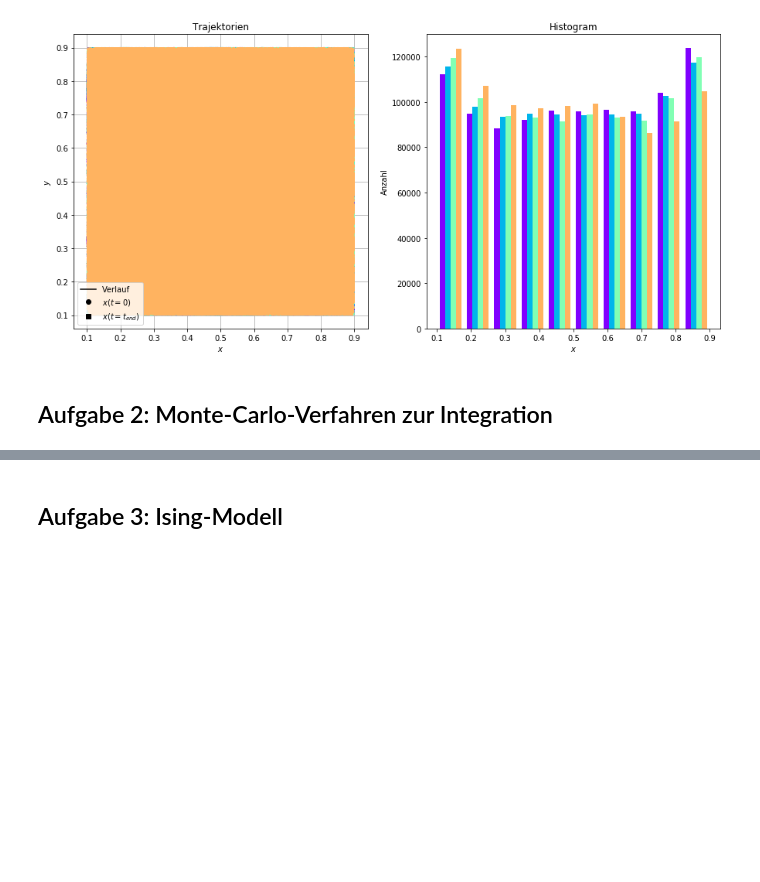
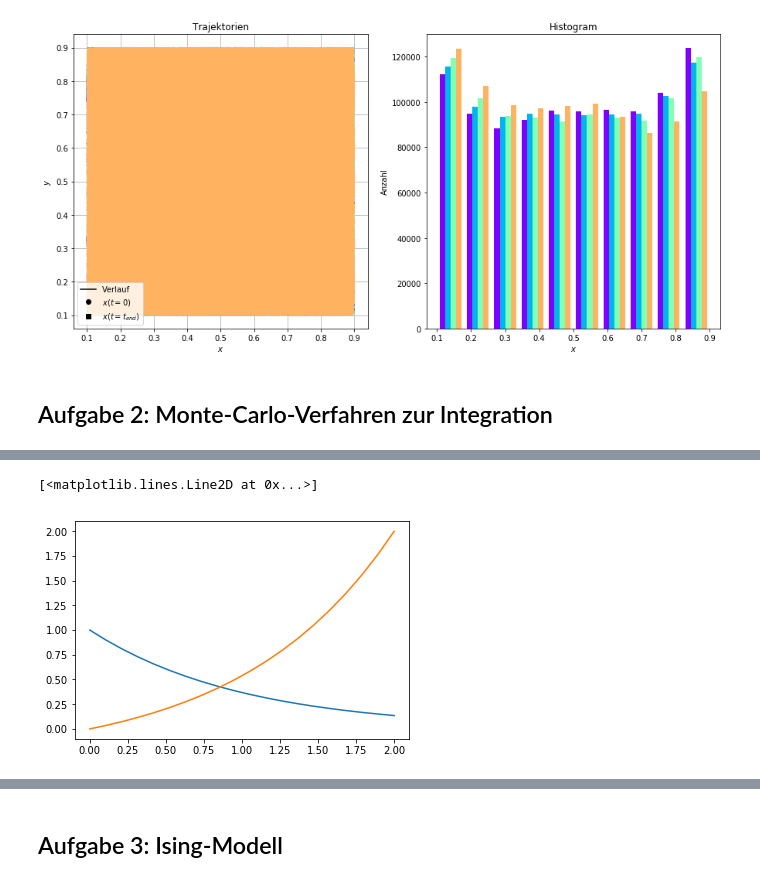
Before and after one commit to darenegade/modellbildung, a Jupyter notebook: Abgabe 4/Abgabe 4.ipynb, the cells around one changed output, grey strips where cells are left out. Saved outputs shown, nothing was run; the diff lists cells and outputs as text; code cells hidden in the pictures; blank space fills up the shorter version.

```diff
--- a/Abgabe 4/Abgabe 4.ipynb
+++ b/Abgabe 4/Abgabe 4.ipynb
@@ -222,0 +251,10 @@ Text(0,0.5,'Anzahl')
+# %%
+f1 = lambda x: math.e**-x
+fr = lambda x: 0.3130*math.e**x-0.3130
+
+
+plt.plot(np.linspace(0,2,20),f1(np.linspace(0,2,20)))
+plt.plot(np.linspace(0,2,20),fr(np.linspace(0,2,20)))
+# %% [output]
+[<matplotlib.lines.Line2D at 0x...>]
+[figure, added]
```
Also changed, not shown: parts of 26 cells of this notebook.
